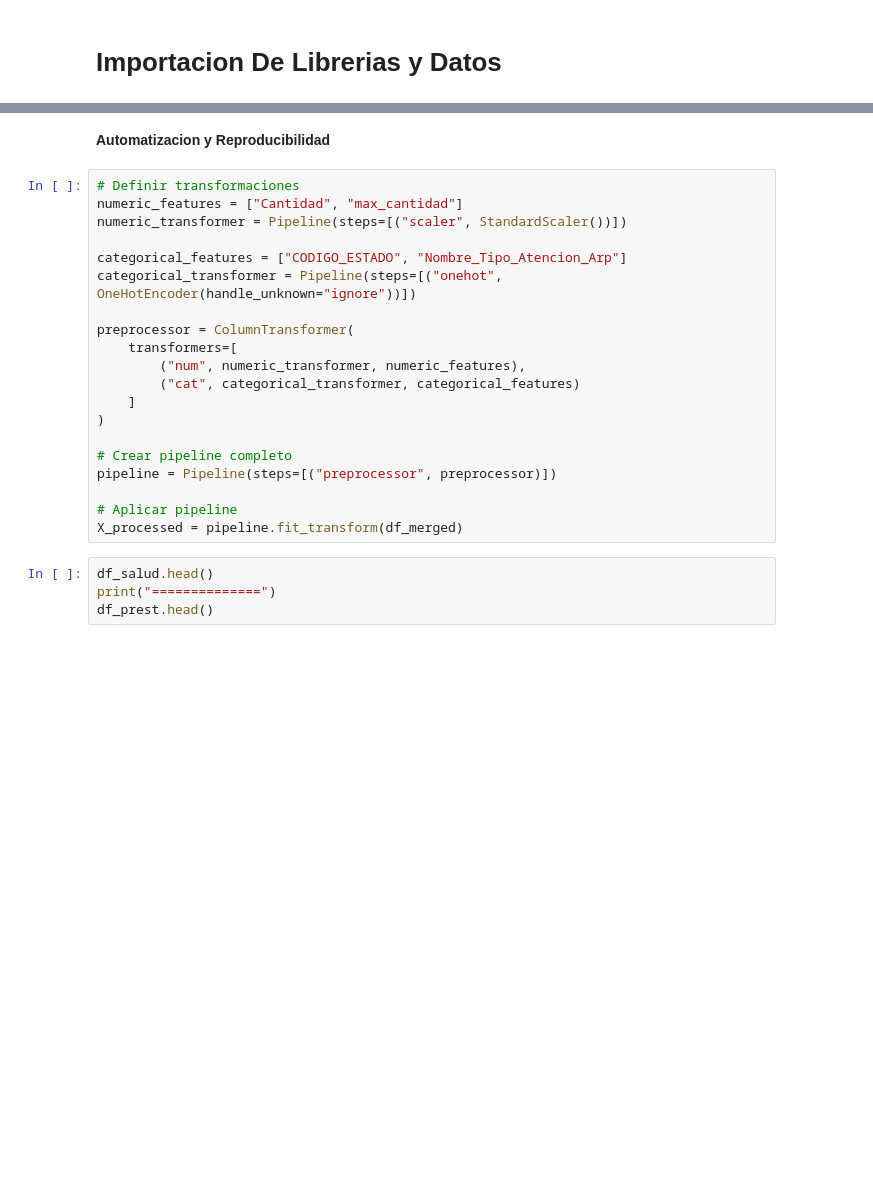
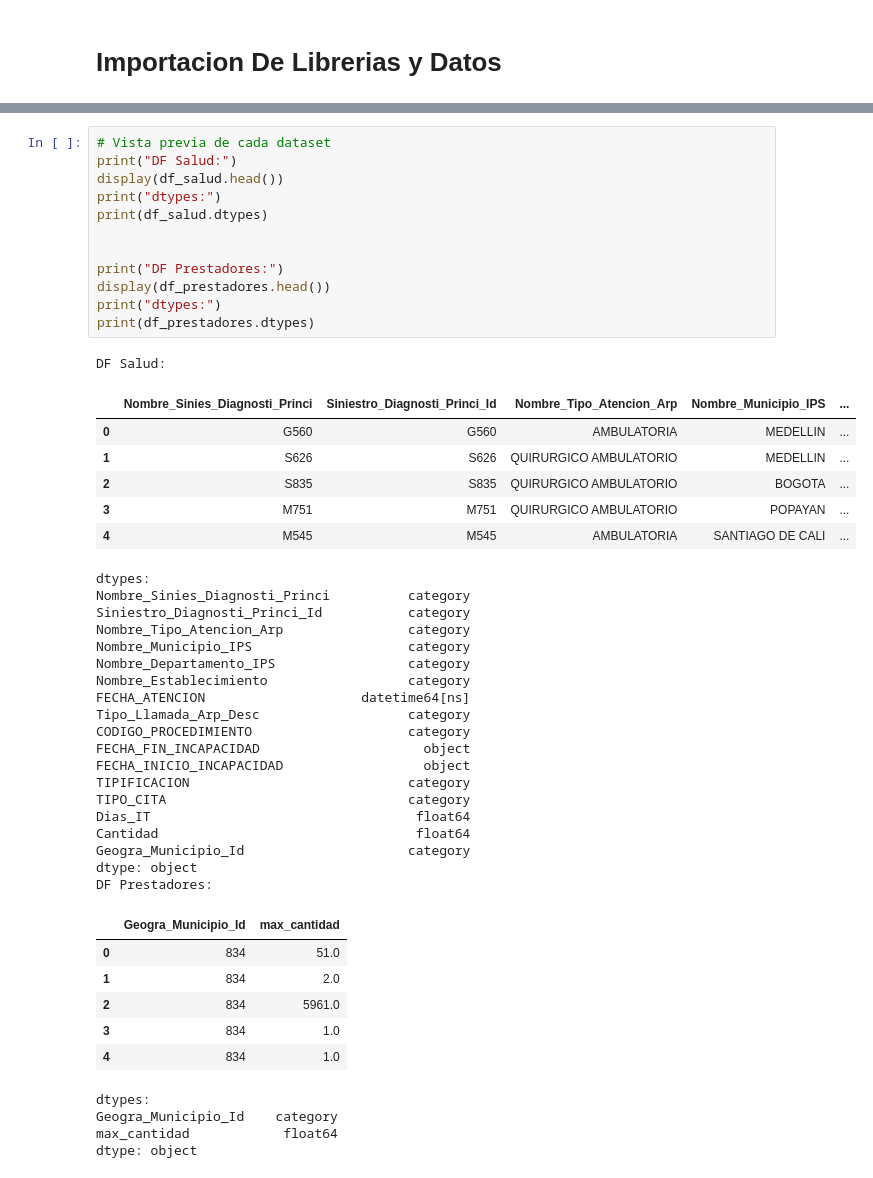
Before and after one commit to luencaro/Data-Challenge-Pro, a Jupyter notebook: data-challenge.ipynb, the cells around one changed output, grey strips where cells are left out. Drawn from its saved outputs; the diff is of its cells as text; blank space fills up the shorter version.

```diff
--- a/data-challenge.ipynb
+++ b/data-challenge.ipynb
@@ -84,26 +71,49 @@ print(f"Registros sin coincidencia en Prestadores: {df_merged['HOMOLOGACION NIT'
-# %% [markdown]
-**Automatizacion y Reproducibilidad**
-# %%
-# Definir transformaciones
-numeric_features = ["Cantidad", "max_cantidad"]
-numeric_transformer = Pipeline(steps=[("scaler", StandardScaler())])
-
-categorical_features = ["CODIGO_ESTADO", "Nombre_Tipo_Atencion_Arp"]
-categorical_transformer = Pipeline(steps=[("onehot", OneHotEncoder(handle_unknown="ignore"))])
-
-preprocessor = ColumnTransformer(
-    transformers=[
-        ("num", numeric_transformer, numeric_features),
-        ("cat", categorical_transformer, categorical_features)
-    ]
-)
-
-# Crear pipeline completo
-pipeline = Pipeline(steps=[("preprocessor", preprocessor)])
-
-# Aplicar pipeline
-X_processed = pipeline.fit_transform(df_merged)
-# %%
-df_salud.head()
-print("==============")
-df_prest.head()
+# %%
+# Vista previa de cada dataset
+print("DF Salud:")
+display(df_salud.head())
+print("dtypes:")
+print(df_salud.dtypes)
+
+
+print("DF Prestadores:")
+display(df_prestadores.head())
+print("dtypes:")
+print(df_prestadores.dtypes)
+# %% [output]
+DF Salud:
+|  | Nombre_Sinies_Diagnosti_Princi | Siniestro_Diagnosti_Princi_Id | Nombre_Tipo_Atencion_Arp | Nombre_Municipio_IPS | ... |
+| 0 | G560 | G560 | AMBULATORIA | MEDELLIN | ... |
+| 1 | S626 | S626 | QUIRURGICO AMBULATORIO | MEDELLIN | ... |
+| 2 | S835 | S835 | QUIRURGICO AMBULATORIO | BOGOTA | ... |
+| 3 | M751 | M751 | QUIRURGICO AMBULATORIO | POPAYAN | ... |
+| 4 | M545 | M545 | AMBULATORIA | SANTIAGO DE CALI | ... |
+dtypes:
+Nombre_Sinies_Diagnosti_Princi          category
+Siniestro_Diagnosti_Princi_Id           category
+Nombre_Tipo_Atencion_Arp                category
+Nombre_Municipio_IPS                    category
+Nombre_Departamento_IPS                 category
+Nombre_Establecimiento                  category
+FECHA_ATENCION                    datetime64[ns]
+Tipo_Llamada_Arp_Desc                   category
+CODIGO_PROCEDIMIENTO                    category
+FECHA_FIN_INCAPACIDAD                     object
+FECHA_INICIO_INCAPACIDAD                  object
+TIPIFICACION                            category
+TIPO_CITA                               category
+Dias_IT                                  float64
+Cantidad                                 float64
+Geogra_Municipio_Id                     category
+dtype: object
+DF Prestadores:
+|  | Geogra_Municipio_Id | max_cantidad |
+| 0 | 834 | 51.0 |
+| 1 | 834 | 2.0 |
+| 2 | 834 | 5961.0 |
+| 3 | 834 | 1.0 |
+| 4 | 834 | 1.0 |
+dtypes:
+Geogra_Municipio_Id    category
+max_cantidad            float64
+dtype: object
```
Also changed, not shown: parts of 19 cells of this notebook.
